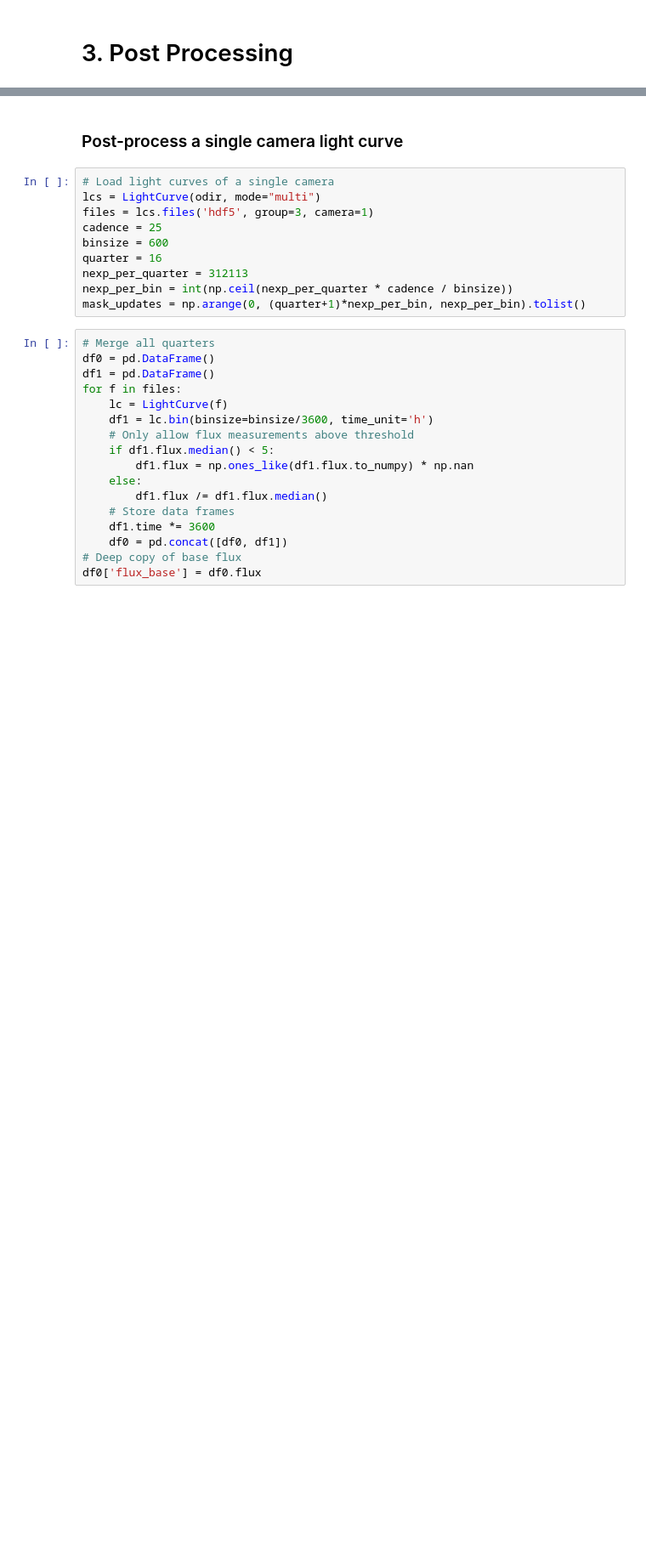
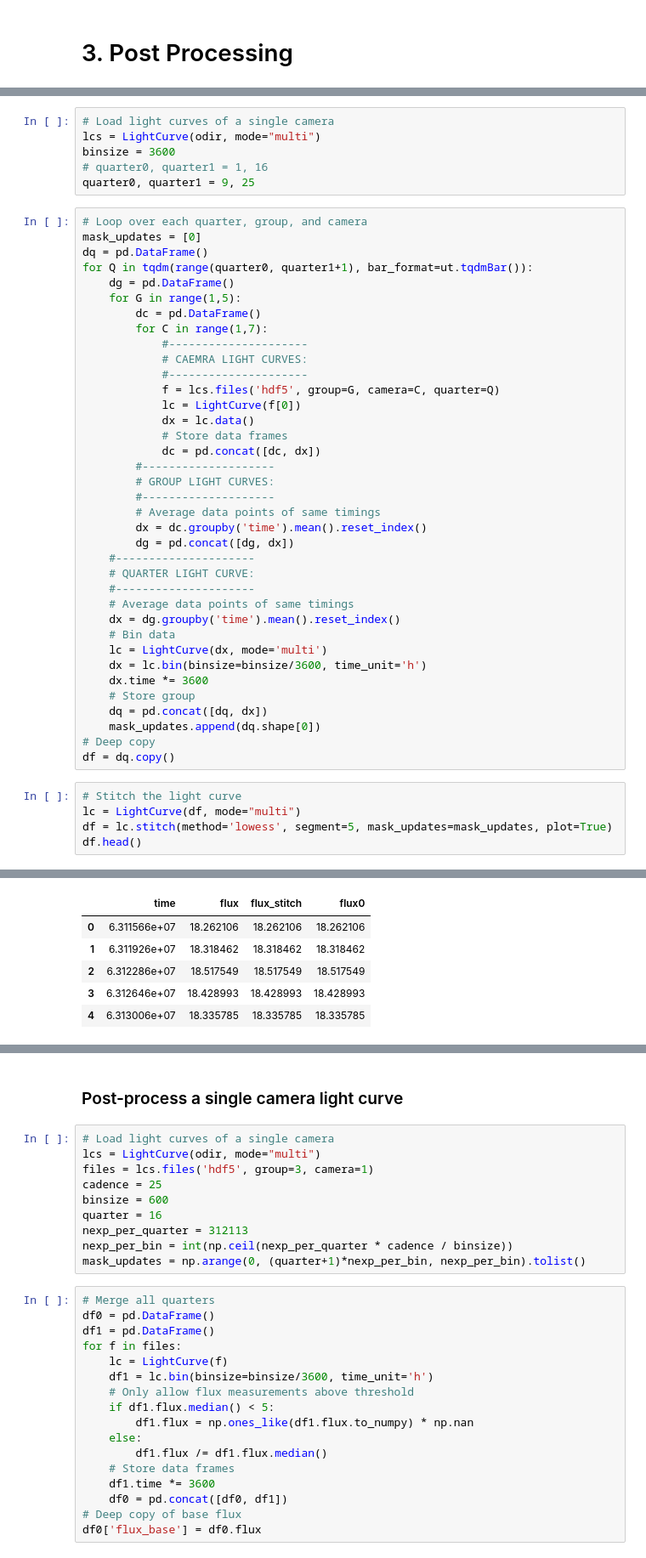
Before and after one commit to ivs-kuleuven/platosim3, a Jupyter notebook: docs/technical/PaperSMBHB/3_PostProcessing.ipynb, the cells around one changed output, grey strips where cells are left out. Shown at 85% size. Saved outputs shown, nothing was run; the diff lists cells and outputs as text; blank space fills up the shorter version.

```diff
--- a/docs/technical/PaperSMBHB/3_PostProcessing.ipynb
+++ b/docs/technical/PaperSMBHB/3_PostProcessing.ipynb
@@ -92,0 +111,49 @@ fig, ax = lcs.plot_multi(suffix='hdf5', group=False, camera=False, quarter=False
+# %%
+# Load light curves of a single camera
+lcs = LightCurve(odir, mode="multi")
+binsize = 3600
+# quarter0, quarter1 = 1, 16
+quarter0, quarter1 = 9, 25
+# %%
+# Loop over each quarter, group, and camera
+mask_updates = [0]
+dq = pd.DataFrame()
+for Q in tqdm(range(quarter0, quarter1+1), bar_format=ut.tqdmBar()):
+    dg = pd.DataFrame()
+    for G in range(1,5):
+        dc = pd.DataFrame()
+        for C in range(1,7):
+            #---------------------
+            # CAEMRA LIGHT CURVES:
+            #---------------------
+            f = lcs.files('hdf5', group=G, camera=C, quarter=Q)
+            lc = LightCurve(f[0])
+            dx = lc.data()
+            # Store data frames
+            dc = pd.concat([dc, dx])
+        #--------------------
+        # GROUP LIGHT CURVES:
+        #--------------------
+        # Average data points of same timings
+        dx = dc.groupby('time').mean().reset_index()
+        dg = pd.concat([dg, dx])
+    #---------------------
+    # QUARTER LIGHT CURVE:
+    #---------------------
+    # Average data points of same timings
+    dx = dg.groupby('time').mean().reset_index()
+    # Bin data
+    lc = LightCurve(dx, mode='multi')
+    dx = lc.bin(binsize=binsize/3600, time_unit='h')
+    dx.time *= 3600
+    # Store group
+    dq = pd.concat([dq, dx])
+    mask_updates.append(dq.shape[0])
+# Deep copy
+df = dq.copy()
+# %%
+# Stitch the light curve
+lc = LightCurve(df, mode="multi")
+df = lc.stitch(method='lowess', segment=5, mask_updates=mask_updates, plot=True)
+df.head()
+# %% [output]
@@ -92,0 +162,6 @@ fig, ax = lcs.plot_multi(suffix='hdf5', group=False, camera=False, quarter=False
+|  | time | flux | flux_stitch | flux0 |
+| 0 | 6.311566e+07 | 18.262106 | 18.262106 | 18.262106 |
+| 1 | 6.311926e+07 | 18.318462 | 18.318462 | 18.318462 |
+| 2 | 6.312286e+07 | 18.517549 | 18.517549 | 18.517549 |
+| 3 | 6.312646e+07 | 18.428993 | 18.428993 | 18.428993 |
+| 4 | 6.313006e+07 | 18.335785 | 18.335785 | 18.335785 |
```
Also changed, not shown: parts of 46 cells of this notebook, 7 other files.
